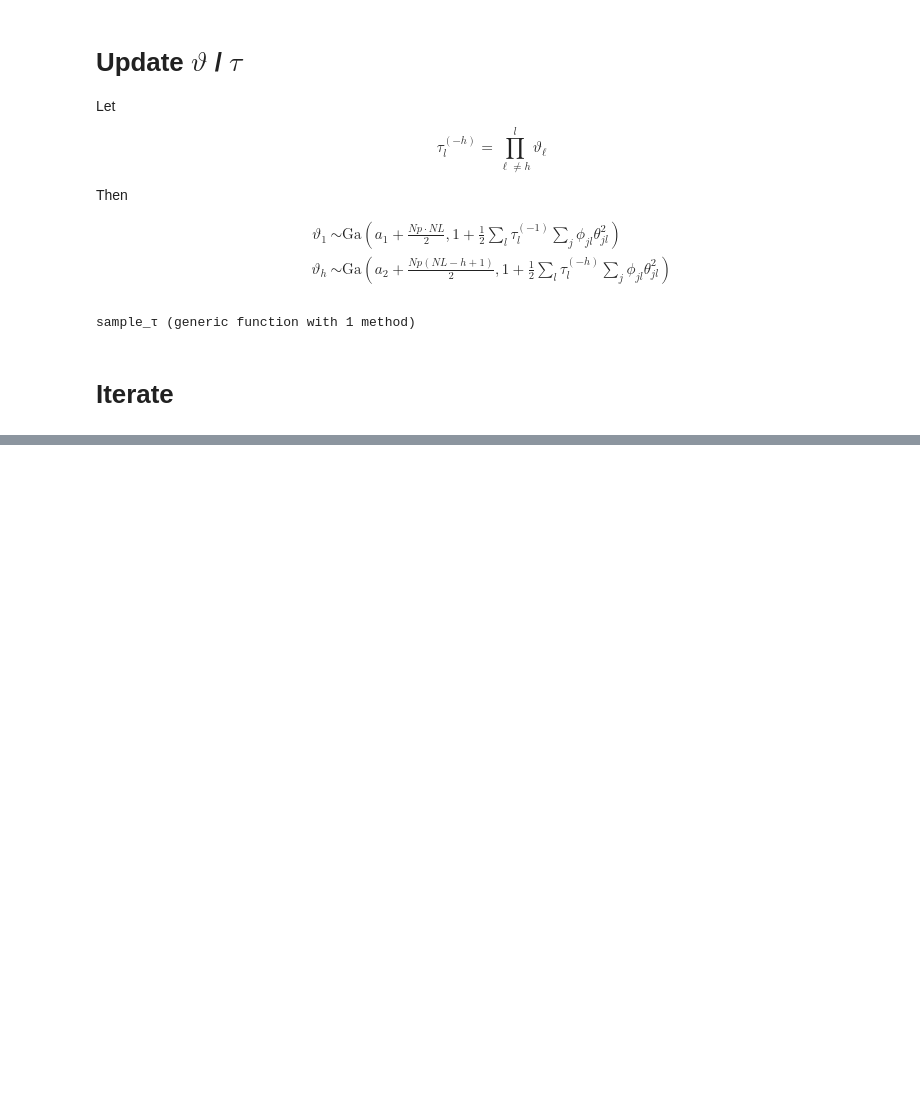
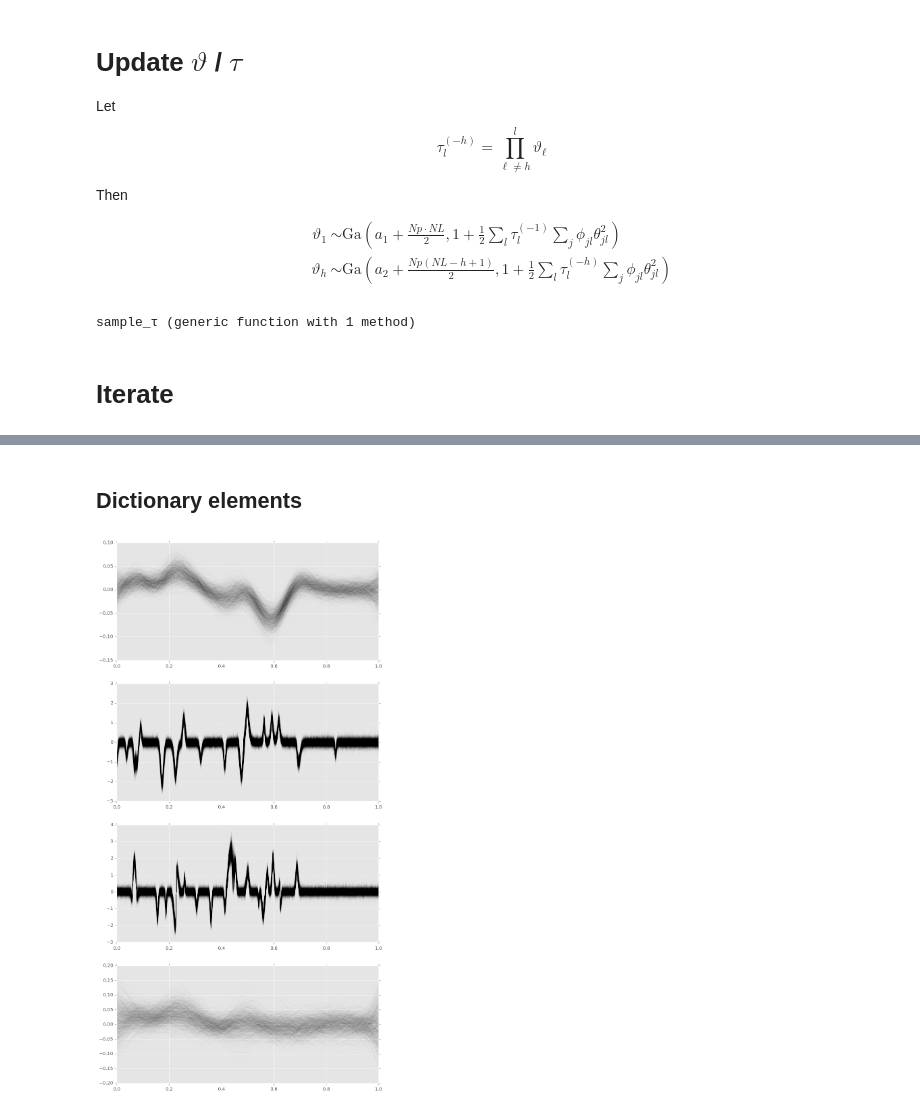
Before and after one commit to jmxpearson/laf, a Jupyter notebook: julia_labcr_integration_test.ipynb, the cells around one changed output, grey strips where cells are left out. Cells and saved outputs as stored; diff of their text form; code cells hidden in the pictures; blank space fills up the shorter version.

```diff
--- a/julia_labcr_integration_test.ipynb
+++ b/julia_labcr_integration_test.ipynb
@@ -428,0 +431,12 @@ plot(squeeze(ψ_mat[2, :, :], 1));
+# %% [markdown]
+## Dictionary elements
+# %%
+Nξ = NL * NK
+figure(figsize=(10, 20))
+for idx in 1:Nξ
+    subplot(Nξ, 1, idx)
+    plot(tobs, squeeze(ξ_mat[idx, :, burn:thin:end], 1), color="black", alpha=1.25*trans)
+    xlim(tobs[1], tobs[end])
+end
+# %% [output]
+[figure, added]
```
Also changed, not shown: parts of 31 cells of this notebook, 1 other file.
